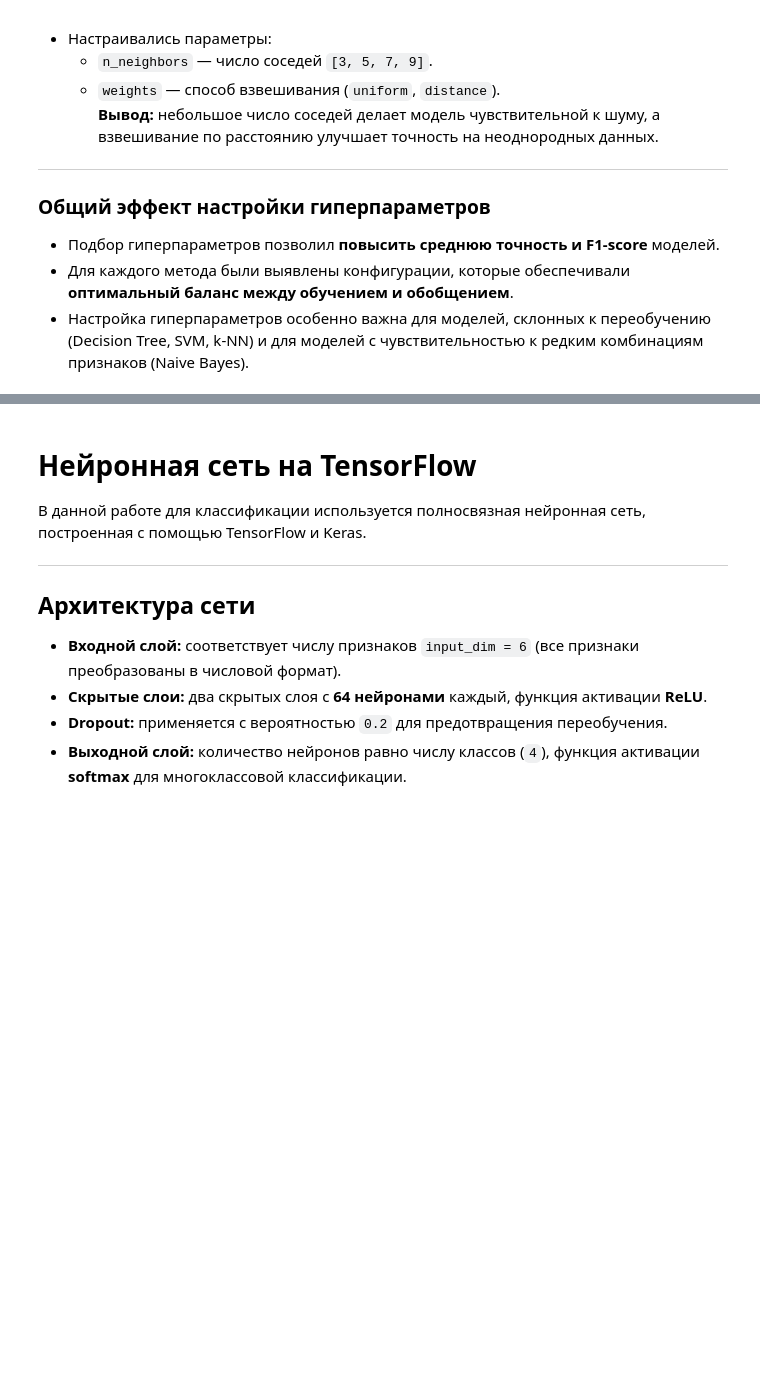
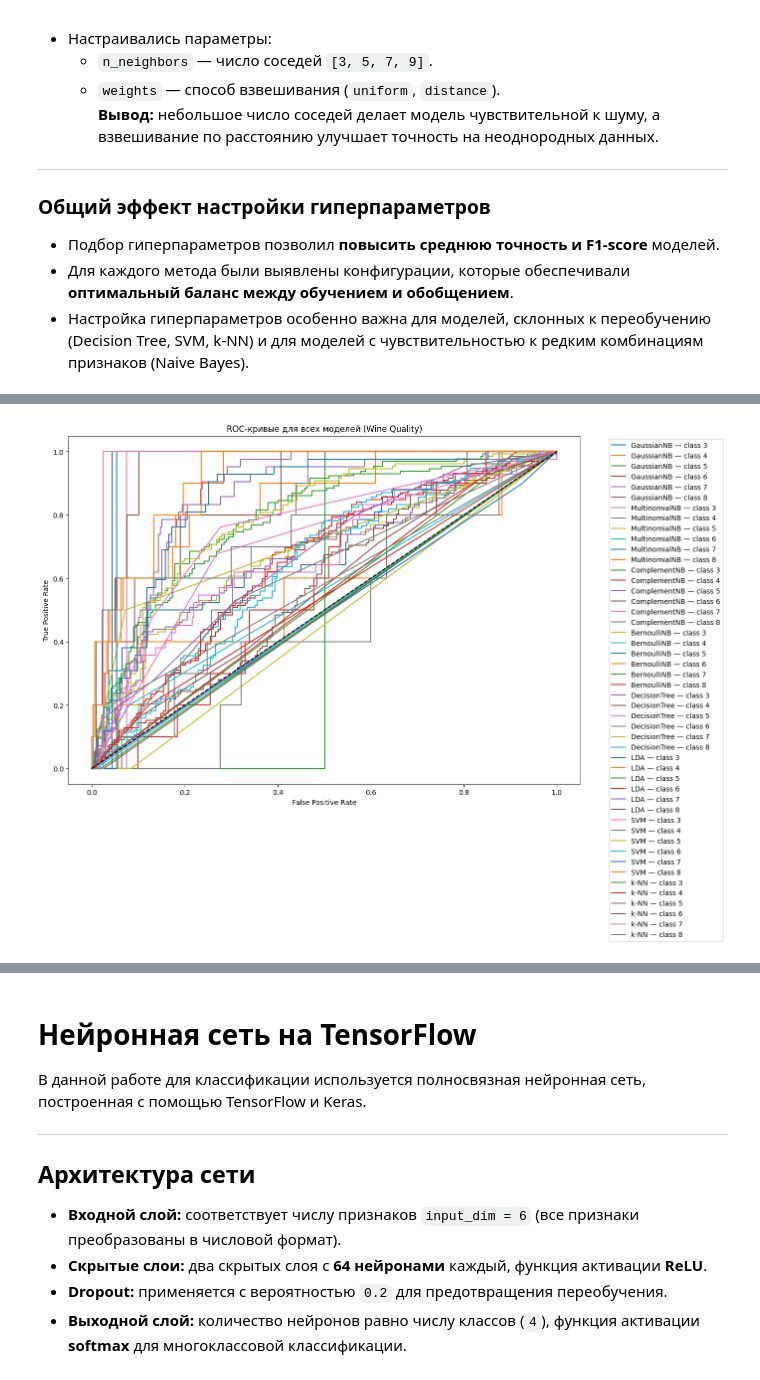
Before and after one commit to Voisew/Laba2, a Jupyter notebook: Laba3.ipynb, the cells around one changed output, grey strips where cells are left out. Cells and saved outputs as stored; diff of their text form; code cells hidden in the pictures; blank space fills up the shorter version.

Commit message:
roc-кривые

```diff
--- a/Laba3.ipynb
+++ b/Laba3.ipynb
@@ -281,10 +287,44 @@ k-NN Accuracy: 0.828125
 - Для каждого метода были выявлены конфигурации, которые обеспечивали **оптимальный баланс между обучением и обобщением**.
 - Настройка гиперпараметров особенно важна для моделей, склонных к переобучению (Decision Tree, SVM, k-NN) и для моделей с чувствительностью к редким комбинациям признаков (Naive Bayes).
 # %%
-from sklearn.metrics import accuracy_score, precision_score, recall_score, f1_score, roc_auc_score
+import pandas as pd
+import matplotlib.pyplot as plt
+from sklearn.model_selection import train_test_split
+from sklearn.preprocessing import LabelEncoder
 from sklearn.preprocessing import label_binarize
 
-# Список моделей
+from sklearn.naive_bayes import GaussianNB, MultinomialNB, ComplementNB, BernoulliNB
+from sklearn.tree import DecisionTreeClassifier
+from sklearn.discriminant_analysis import LinearDiscriminantAnalysis
+from sklearn.svm import SVC
+from sklearn.neighbors import KNeighborsClassifier
+
+from sklearn.metrics import (
+    accuracy_score, precision_score, recall_score, f1_score,
+    roc_auc_score, roc_curve
+)
+
+# --------------------------
+# Загрузка датасета wine quality
+# --------------------------
+url = "https://archive.ics.uci.edu/ml/machine-learning-databases/wine-quality/winequality-red.csv"
+data = pd.read_csv(url, sep=";")
+
+X = data.drop("quality", axis=1)
+y = data["quality"]
+
+# Разделение
+X_train, X_test, y_train, y_test = train_test_split(
+    X, y, test_size=0.2, random_state=42
+)
+
+# Бинаризация классов для ROC
+classes = sorted(y.unique())
+y_test_bin = label_binarize(y_test, classes=classes)
+
+# --------------------------
+# Модели
+# --------------------------
 models = {
     "GaussianNB": GaussianNB(),
     "MultinomialNB": MultinomialNB(),
@@ -296,39 +336,53 @@ models = {
     "k-NN": KNeighborsClassifier(n_neighbors=5)
 }
 
-# Бинаризуем целевую переменную для ROC-AUC
-y_test_bin = label_binarize(y_test, classes=range(len(y.unique())))
 metrics = []
+
+# --------------------------
+# Построение ROC-кривых
+# --------------------------
+plt.figure(figsize=(14, 10))
 
 for name, model in models.items():
     model.fit(X_train, y_train)
-    y_pred = model.predict(X_test)
 
-    # Для ROC-AUC нужны вероятности
+    # Предсказания вероятностей
     if hasattr(model, "predict_proba"):
         y_score = model.predict_proba(X_test)
-    else:  # Например, у SVM
+    else:
         y_score = model.decision_function(X_test)
 
-    acc = accuracy_score(y_test, y_pred)
-    prec = precision_score(y_test, y_pred, average='macro')
-    rec = recall_score(y_test, y_pred, average='macro')
-    f1 = f1_score(y_test, y_pred, average='macro')
-    try:
-        auc = roc_auc_score(y_test_bin, y_score, average='macro', multi_class='ovr')
-    except:
-        auc = None
-
+    # Метрики
+    y_pred = model.predict(X_test)
     metrics.append({
         "Model": name,
-        "Accuracy": acc,
-        "Precision": prec,
-        "Recall": rec,
-        "F1-Score": f1,
-        "AUC-ROC": auc
+        "Accuracy": accuracy_score(y_test, y_pred),
+        "Precision": precision_score(y_test, y_pred, average='macro'),
+        "Recall": recall_score(y_test, y_pred, average='macro'),
+        "F1-Score": f1_score(y_test, y_pred, average='macro'),
+        "AUC-ROC": roc_auc_score(y_test_bin, y_score, average='macro', multi_class='ovr')
     })
 
-# Выводим результаты в виде таблицы
+    # ROC curves (OvR)
+    for i, cls in enumerate(classes):
+        fpr, tpr, _ = roc_curve(y_test_bin[:, i], y_score[:, i])
+        plt.plot(
+            fpr, tpr,
+            label=f"{name} — class {cls}"
+        )
+
+# Оформление графика
+plt.plot([0, 1], [0, 1], "k--")
+plt.title("ROC-кривые для всех моделей (Wine Quality)")
+plt.xlabel("False Positive Rate")
+plt.ylabel("True Positive Rate")
+plt.legend(bbox_to_anchor=(1.05, 1), loc='upper left')
+plt.tight_layout()
+plt.show()
+
+# --------------------------
+# Таблица метрик
+# --------------------------
 metrics_df = pd.DataFrame(metrics)
-metrics_df
+print(metrics_df)
 # %% [output]
@@ -343,0 +389 @@ metrics_df
+[figure, added]
```
Also changed, not shown: parts of 13 cells of this notebook.
